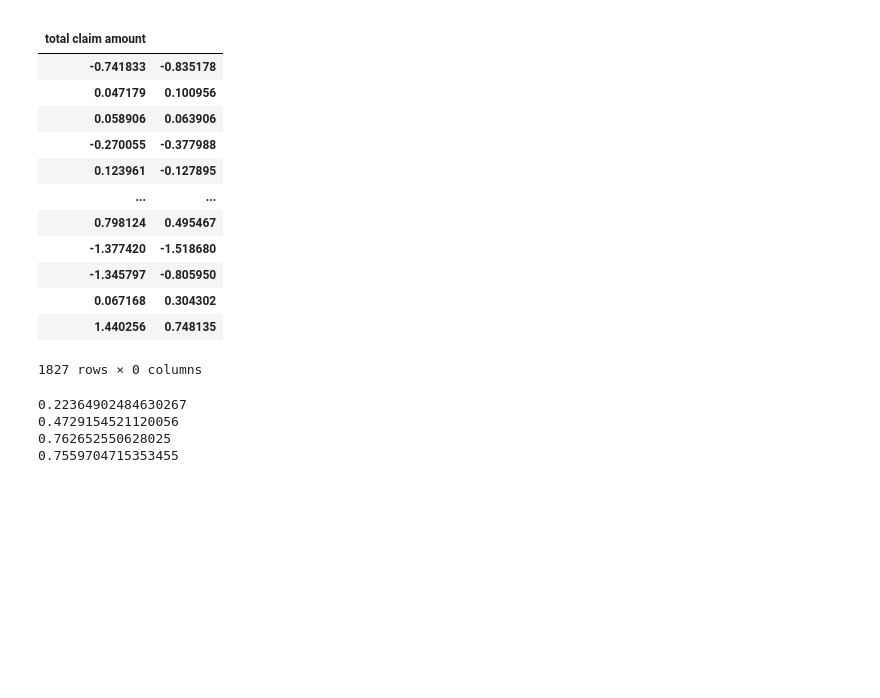
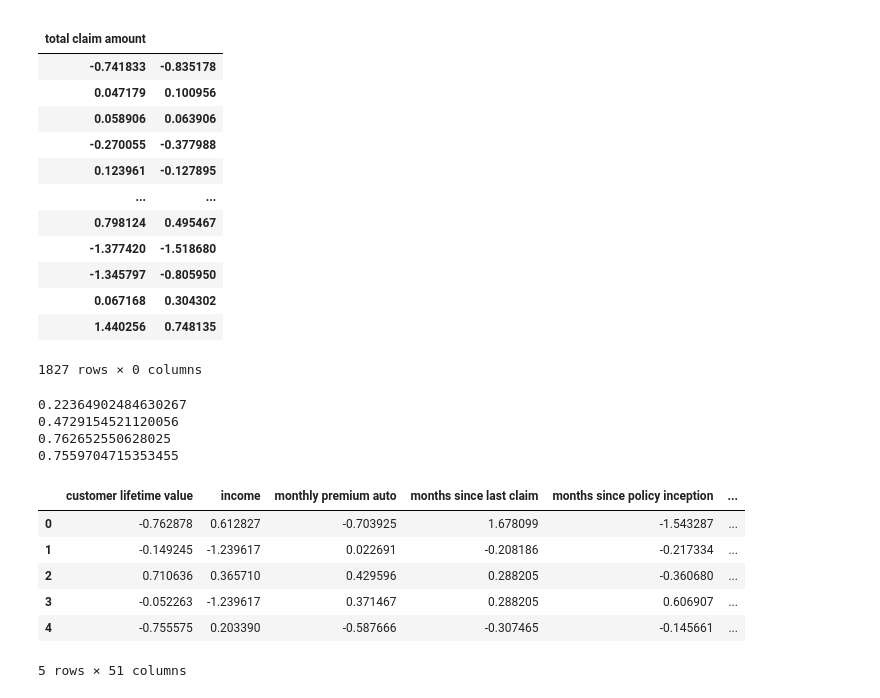
Before and after one commit to aguvazsan/lab-customer-analysis-round-7, a Jupyter notebook: Lab_7.ipynb, the cells around one changed output. Saved outputs shown, nothing was run; the diff lists cells and outputs as text; code cells hidden in the pictures; blank space fills up the shorter version.

```diff
--- a/Lab_7.ipynb
+++ b/Lab_7.ipynb
@@ -538,3 +541,13 @@ print(adj_r2)
 0.4729154521120056
 0.762652550628025
 0.7559704715353455
+# %%
+conc_df.head()
+# %% [output]
+|  | customer lifetime value | income | monthly premium auto | months since last claim | months since policy inception | ... |
+| 0 | -0.762878 | 0.612827 | -0.703925 | 1.678099 | -1.543287 | ... |
+| 1 | -0.149245 | -1.239617 | 0.022691 | -0.208186 | -0.217334 | ... |
+| 2 | 0.710636 | 0.365710 | 0.429596 | 0.288205 | -0.360680 | ... |
+| 3 | -0.052263 | -1.239617 | 0.371467 | 0.288205 | 0.606907 | ... |
+| 4 | -0.755575 | 0.203390 | -0.587666 | -0.307465 | -0.145661 | ... |
+5 rows × 51 columns
```
Also changed, not shown: parts of 9 cells of this notebook.
